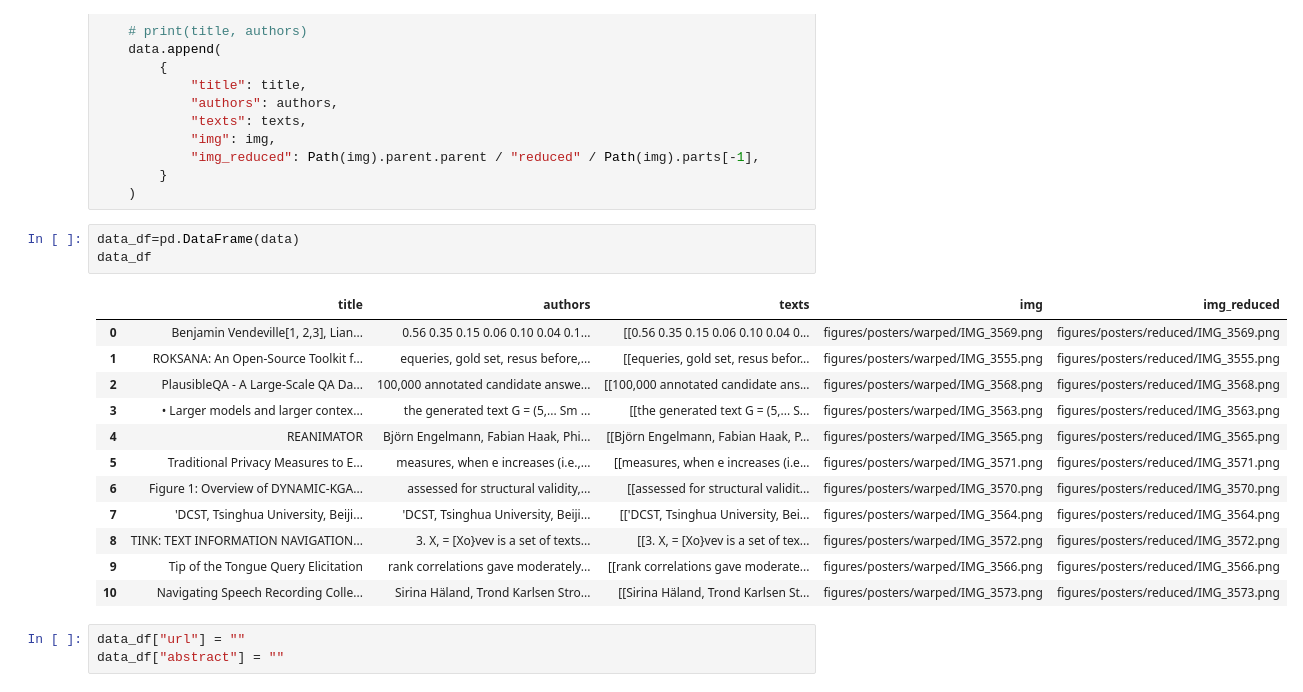
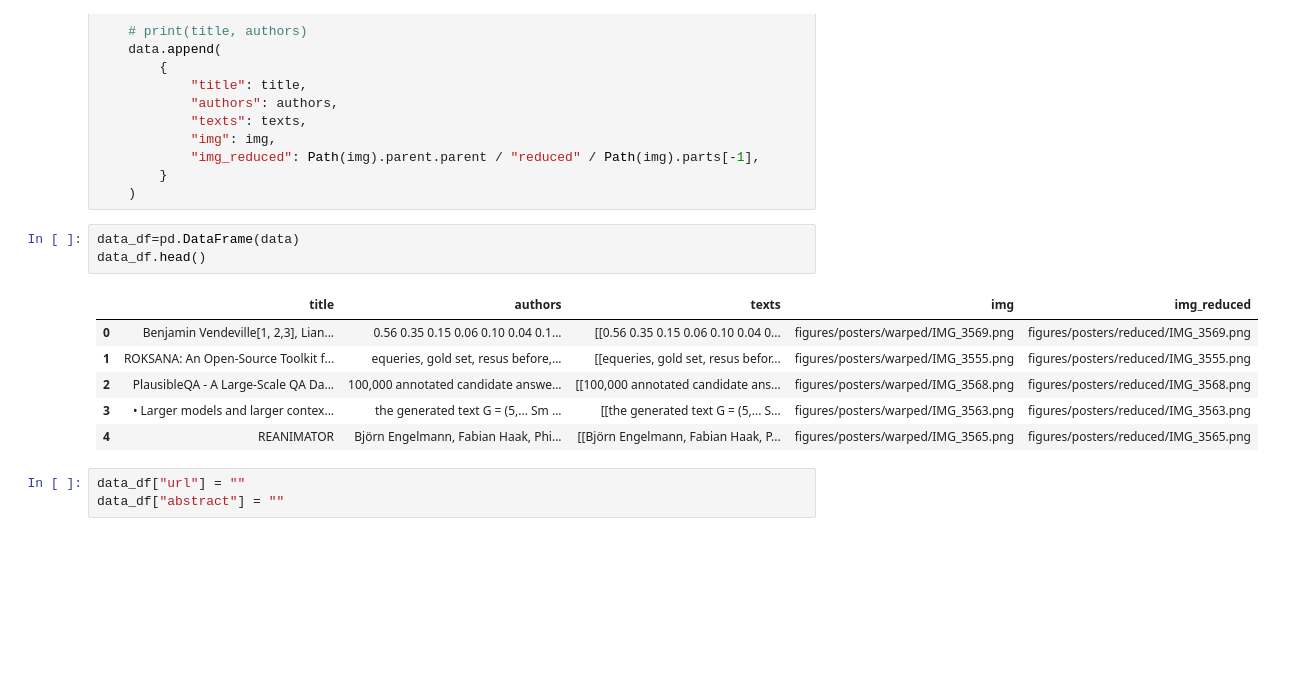
Before and after one commit to Dakantz/conferences, a Jupyter notebook: 2025-07-sigir/img_processing.ipynb, the cells around one changed output. Saved outputs shown, nothing was run; the diff lists cells and outputs as text; blank space fills up the shorter version.

```diff
--- a/2025-07-sigir/img_processing.ipynb
+++ b/2025-07-sigir/img_processing.ipynb
@@ -508,20 +482,14 @@ for img in tqdm(outs):
     )
 # %%
 data_df=pd.DataFrame(data)
-data_df
+data_df.head()
 # %% [output]
 |  | title | authors | texts | img | img_reduced |
 | 0 | Benjamin Vendeville[1, 2,3], Lian... | 0.56 0.35 0.15 0.06 0.10 0.04 0.1... | [[0.56 0.35 0.15 0.06 0.10 0.04 0... | figures/posters/warped/IMG_3569.png | figures/posters/reduced/IMG_3569.png |
 | 1 | ROKSANA: An Open-Source Toolkit f... | equeries, gold set, resus before,... | [[equeries, gold set, resus befor... | figures/posters/warped/IMG_3555.png | figures/posters/reduced/IMG_3555.png |
 | 2 | PlausibleQA - A Large-Scale QA Da... | 100,000 annotated candidate answe... | [[100,000 annotated candidate ans... | figures/posters/warped/IMG_3568.png | figures/posters/reduced/IMG_3568.png |
 | 3 | • Larger models and larger contex... | the generated text G = (5,... Sm ... | [[the generated text G = (5,... S... | figures/posters/warped/IMG_3563.png | figures/posters/reduced/IMG_3563.png |
 | 4 | REANIMATOR | Björn Engelmann, Fabian Haak, Phi... | [[Björn Engelmann, Fabian Haak, P... | figures/posters/warped/IMG_3565.png | figures/posters/reduced/IMG_3565.png |
-| 5 | Traditional Privacy Measures to E... | measures, when e increases (i.e.,... | [[measures, when e increases (i.e... | figures/posters/warped/IMG_3571.png | figures/posters/reduced/IMG_3571.png |
-| 6 | Figure 1: Overview of DYNAMIC-KGA... | assessed for structural validity,... | [[assessed for structural validit... | figures/posters/warped/IMG_3570.png | figures/posters/reduced/IMG_3570.png |
-| 7 | 'DCST, Tsinghua University, Beiji... | 'DCST, Tsinghua University, Beiji... | [['DCST, Tsinghua University, Bei... | figures/posters/warped/IMG_3564.png | figures/posters/reduced/IMG_3564.png |
-| 8 | TINK: TEXT INFORMATION NAVIGATION... | 3. X, = [Xo}vev is a set of texts... | [[3. X, = [Xo}vev is a set of tex... | figures/posters/warped/IMG_3572.png | figures/posters/reduced/IMG_3572.png |
-| 9 | Tip of the Tongue Query Elicitation | rank correlations gave moderately... | [[rank correlations gave moderate... | figures/posters/warped/IMG_3566.png | figures/posters/reduced/IMG_3566.png |
-| 10 | Navigating Speech Recording Colle... | Sirina Häland, Trond Karlsen Stro... | [[Sirina Häland, Trond Karlsen St... | figures/posters/warped/IMG_3573.png | figures/posters/reduced/IMG_3573.png |
 # %%
 data_df["url"] = ""
 data_df["abstract"] = ""
```
Also changed, not shown: parts of 9 cells of this notebook, 18 other files.
